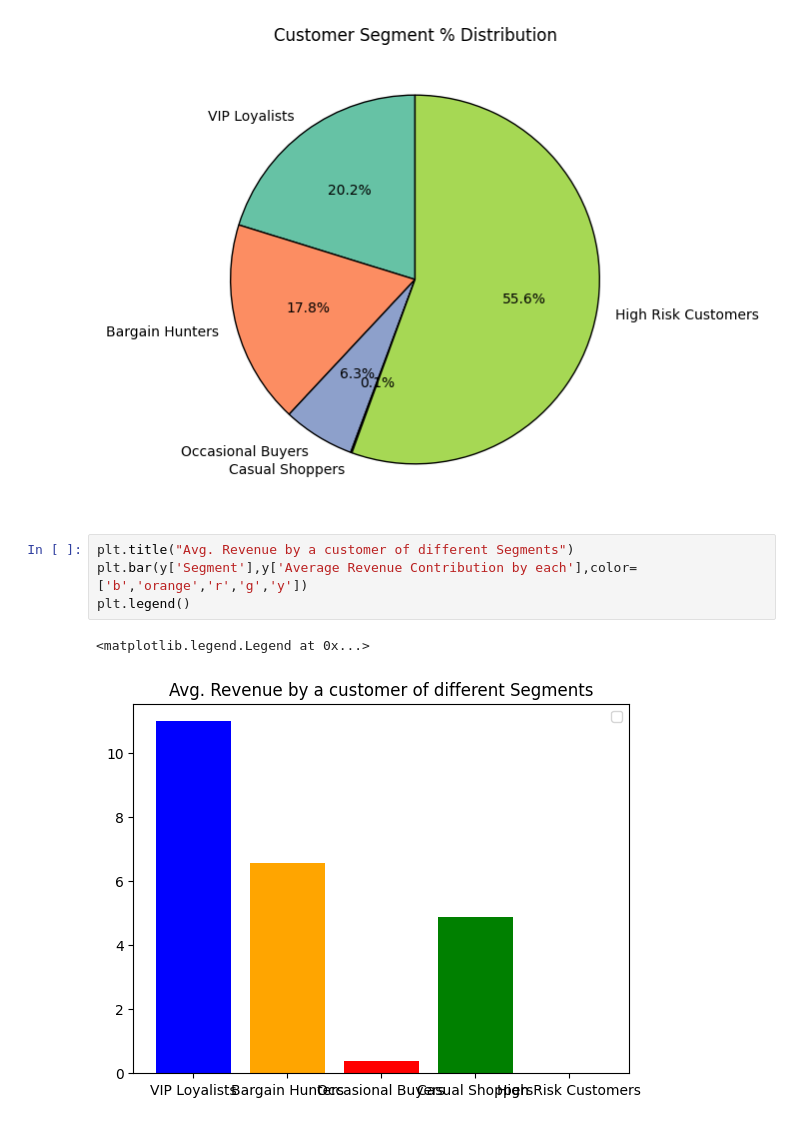
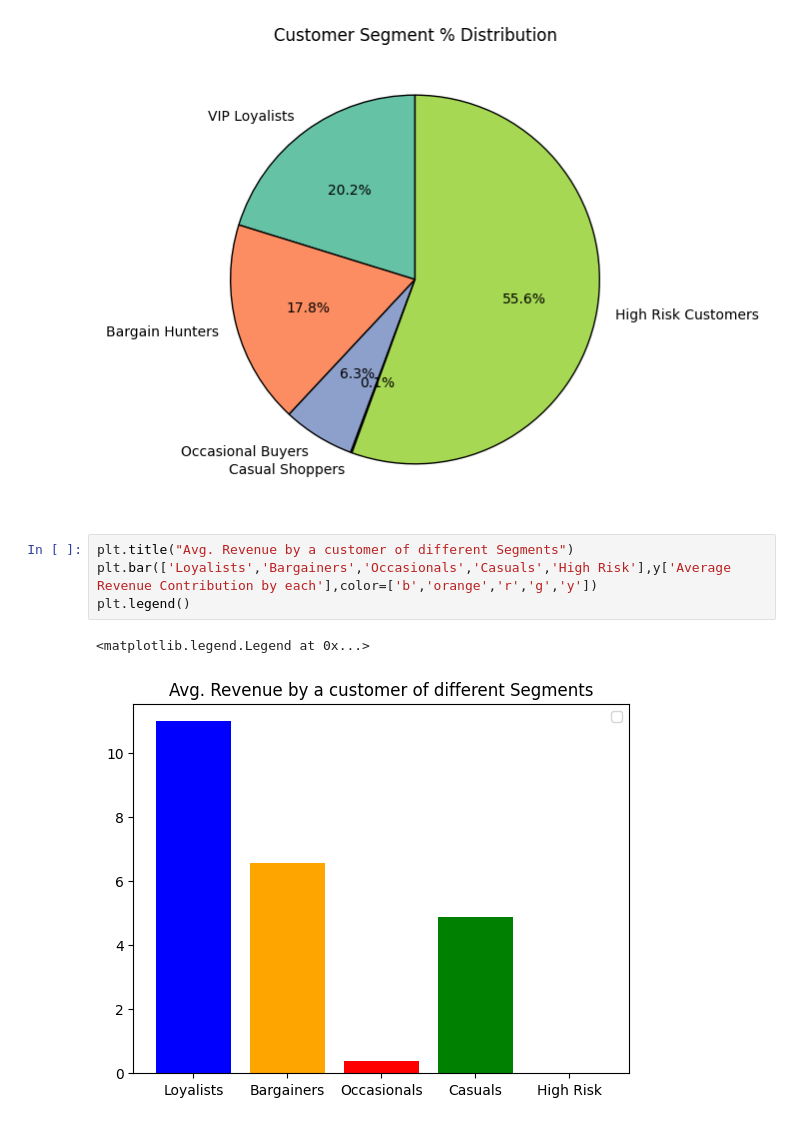
Before and after one commit to akshatsinha2027/Customer-360, a Jupyter notebook: Customer Clustering.ipynb, the cells around one changed output. Drawn from its saved outputs; the diff is of its cells as text.

```diff
--- a/Customer Clustering.ipynb
+++ b/Customer Clustering.ipynb
@@ -268,8 +268,8 @@ plt.pie(
 [figure]
 # %%
 plt.title("Avg. Revenue by a customer of different Segments")
-plt.bar(y['Segment'],y['Average Revenue Contribution by each'],color=['b','orange','r','g','y'])
+plt.bar(['Loyalists','Bargainers','Occasionals','Casuals','High Risk'],y['Average Revenue Contribution by each'],color=['b','orange','r','g','y'])
 plt.legend()
 # %% [output]
 <matplotlib.legend.Legend at 0x...>
-[figure, old version]
+[figure, new version]
```
